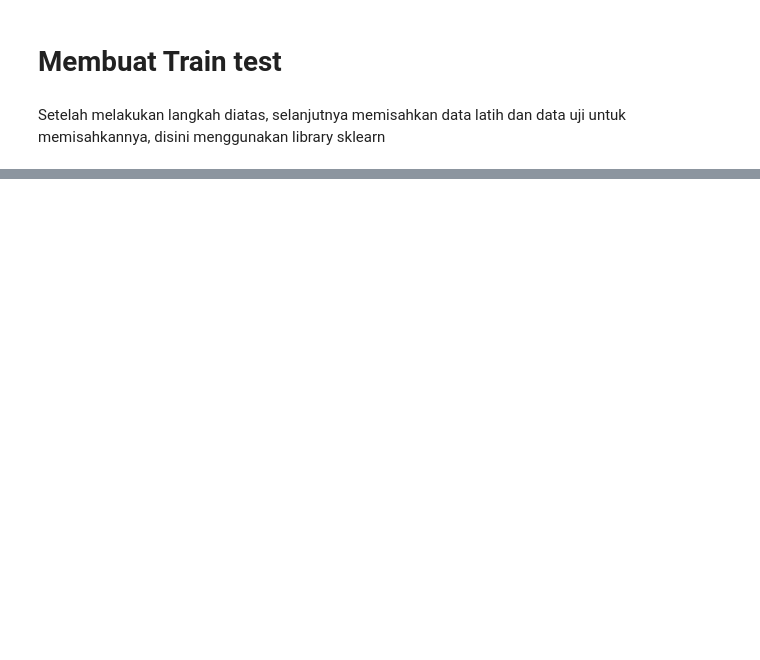
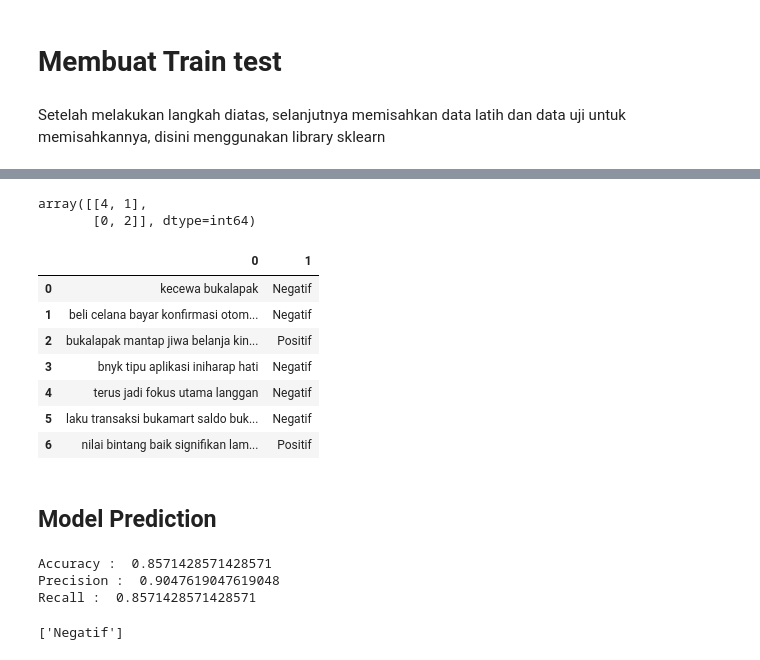
Before and after one commit to fauzanajipray/Sentiment-Analysis-Review-Indonesia, a Jupyter notebook: Sentiment-Analysis.ipynb, the cells around one changed output, grey strips where cells are left out. Saved outputs shown, nothing was run; the diff lists cells and outputs as text; code cells hidden in the pictures; blank space fills up the shorter version.

```diff
--- a/Sentiment-Analysis.ipynb
+++ b/Sentiment-Analysis.ipynb
@@ -209,10 +198,10 @@ Setelah melakukan langkah diatas, selanjutnya memisahkan data latih dan data uji
 # %%
 from sklearn.model_selection import train_test_split
 # %%
-x=data.Description
-y=data.Is_Response
+x=data.Preprocessing_Ulasan
+y=data.Kelas
 
-x_train, x_test, y_train, y_test = train_test_split(x,y,test_size=0.1, random_state=123)
+x_train, x_test, y_train, y_test = train_test_split(x,y,test_size=0.1, random_state=5)
 # %%
 print('Banyak data x_train : ',len(x_train))
 print('Banyak data x_test : ',len(x_test))
@@ -225,0 +215,63 @@ Banyak data y_test :  31
+# %%
+from sklearn.feature_extraction.text import TfidfVectorizer
+from sklearn.linear_model import LogisticRegression
+
+tvec = TfidfVectorizer()
+clf2 = LogisticRegression(solver = "lbfgs")
+
+
+from sklearn.pipeline import Pipeline
+# %%
+model = Pipeline([('vectorizer',tvec),('classifier',clf2)])
+
+model.fit(x_train, y_train)
+
+
+from sklearn.metrics import confusion_matrix
+
+predictions = model.predict(x_test)
+
+confusion_matrix(predictions, y_test)
+# %% [output]
+array([[4, 1],
+       [0, 2]], dtype=int64)
+# %%
+DataTes = []
+i = 0
+
+for doc in x_test:
+    DataTestingJoin = []
+    DataTestingJoin.append(doc)
+    DataTestingJoin.append(predictions[i])
+    DataTes.append(DataTestingJoin)
+    i = i + 1
+
+pd.DataFrame(DataTes)
+# %% [output]
+|  | 0 | 1 |
+| 0 | kecewa bukalapak | Negatif |
+| 1 | beli celana bayar konfirmasi otom... | Negatif |
+| 2 | bukalapak mantap jiwa belanja kin... | Positif |
+| 3 | bnyk tipu aplikasi iniharap hati | Negatif |
+| 4 | terus jadi fokus utama langgan | Negatif |
+| 5 | laku transaksi bukamart saldo buk... | Negatif |
+| 6 | nilai bintang baik signifikan lam... | Positif |
+# %% [markdown]
+## Model Prediction
+# %%
+from sklearn.metrics import accuracy_score, precision_score, recall_score
+
+print("Accuracy : ", accuracy_score(predictions, y_test))
+print("Precision : ", precision_score(predictions, y_test, average = 'weighted'))
+print("Recall : ", recall_score(predictions, y_test, average = 'weighted'))
+# %% [output]
+Accuracy :  0.8571428571428571
+Precision :  0.9047619047619048
+Recall :  0.8571428571428571
+# %%
+example = ["bukalapak jelek banget"]
+result = model.predict(example)
+
+print(result)
+# %% [output]
+['Negatif']
```
Also changed, not shown: parts of 20 cells of this notebook, 2 other files.
